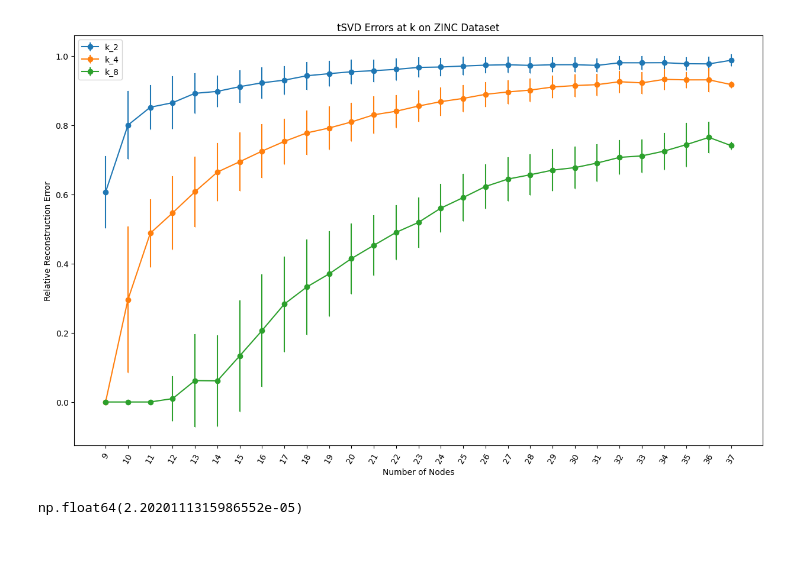
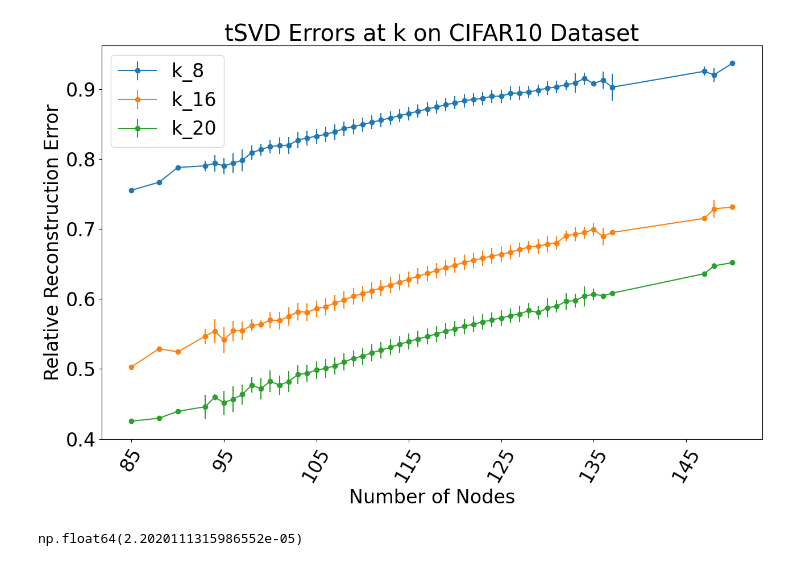
Before and after one commit to teriolx/binary-matrix-factorization, a Jupyter notebook: src/lpca_tsvd_comparison.ipynb, the cells around one changed output. Saved outputs shown, nothing was run; the diff lists cells and outputs as text; code cells hidden in the pictures.

Commit message:
replot for better readability of plots

```diff
--- a/src/lpca_tsvd_comparison.ipynb
+++ b/src/lpca_tsvd_comparison.ipynb
@@ -2,5 +2,5 @@
 import pandas as pd
 import matplotlib.pyplot as plt
 # %%
-tsvd = pd.read_parquet("zinc_res_tsvd.parquet")[["k_2", "k_4", "k_8"]]
-lpca = pd.read_parquet("zinc_res_lpca.parquet")
+tsvd = pd.read_parquet("../output/comparison/zinc_res_tsvd.parquet")[["k_2", "k_4", "k_8"]]
+lpca = pd.read_parquet("../output/comparison/zinc_res_lpca.parquet")
@@ -12,8 +10,8 @@ def plot_nodes_error_k(data, k_list, title):
     for k in k_list:
         col_name = "k_" + str(k)
         plt.errorbar(data.index, data[col_name]["mean"], yerr=data[col_name]["std"], fmt='-o', capsize=0.2, capthick=1, label=col_name)
-        if len(data.index) > 200:
-            plt.xticks(range(data.index.min(), data.index.max(), len(data.index) // 50), rotation=60)
+        if len(data.index) > 20:
+            plt.xticks(range(data.index.min(), data.index.max(), len(data.index) // 5), rotation=60)
         else:
             plt.xticks(data.index, rotation=60)
     plt.xlabel("Number of Nodes")
@@ -47,7 +46,9 @@ plot_nodes_error_k(lpca, [2, 4, 8], "LPCA Errors at k on ZINC Dataset")
+# %%
+plt.rcParams.update({'font.size': 24})
 # %%
-plot_nodes_error_k(tsvd, [2, 4, 8], "tSVD Errors at k on ZINC Dataset")
+plot_nodes_error_k(tsvd, [8, 16, 20], "tSVD Errors at k on CIFAR10 Dataset")
 # %% [output]
-[figure, old version]
+[figure, new version]
 # %%
 cifar_8 = pd.read_parquet("results/CIFAR10_LPCA_k_8_save.parquet")
 # %%
```
Also changed, not shown: parts of 9 cells of this notebook, 4 other files.
